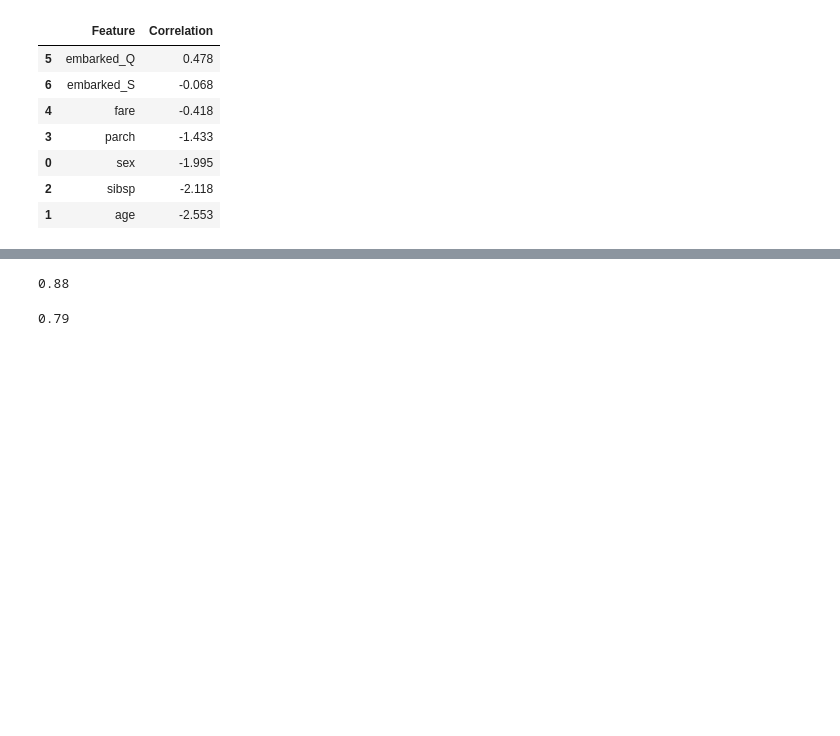
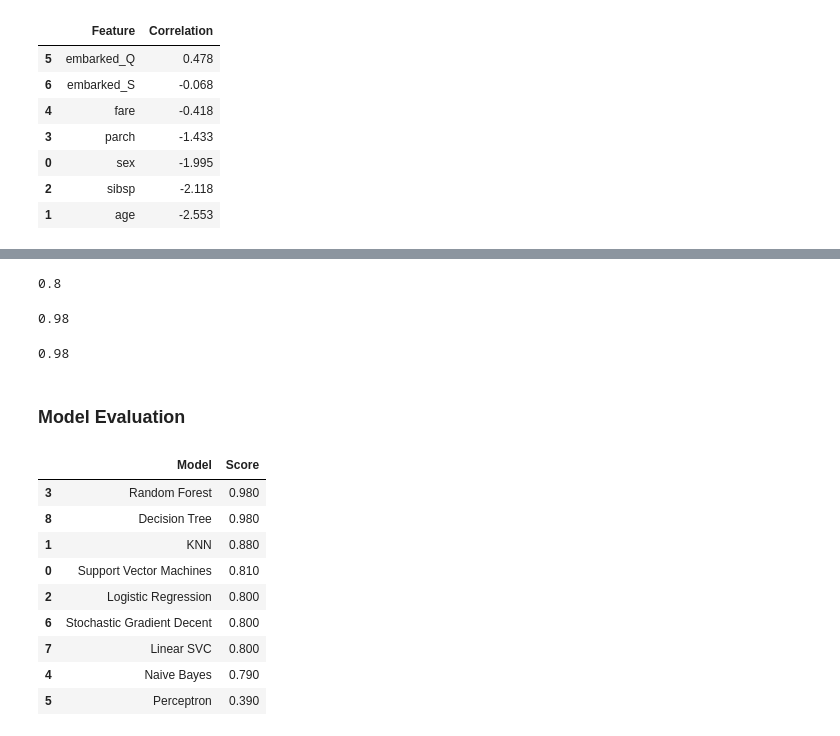
Before and after one commit to MEnesAkpinar/Titanic_Project_Prediction_with_ML, a Jupyter notebook: Titanic_Prediction_with_ML.ipynb, the cells around one changed output, grey strips where cells are left out. Saved outputs shown, nothing was run; the diff lists cells and outputs as text; code cells hidden in the pictures; blank space fills up the shorter version.

```diff
--- a/Titanic_Prediction_with_ML.ipynb
+++ b/Titanic_Prediction_with_ML.ipynb
@@ -1337,29 +1651,63 @@ acc_svc
+# %%
+# Stochastic Gradient Descent
+
+sgd_model = SGDClassifier()
+
+sgd_model.fit(X_train, y_train)
+y_pred = sgd_model.predict(X_test)
+
+acc_sgd = round(sgd_model.score(X_train, y_train), 2)
+
+acc_sgd
+# %% [output]
+0.8
 # %%
-# k-Nearest Neighbors (KNN)
+# Decision Tree
 
-knn_model = KNeighborsClassifier(n_neighbors = 3)
-knn_model.fit(X_train, y_train)
-y_pred = knn_model.predict(X_test)
+decision_tree_model = DecisionTreeClassifier()
 
-knn_model_acc = round(knn_model.score(X_train, y_train),2)
-knn_model_acc
+decision_tree_model.fit(X_train, y_train)
+y_pred = decision_tree_model.predict(X_test)
+
+acc_decision_tree = round(decision_tree_model.score(X_train, y_train), 2)
+
+acc_decision_tree
 # %% [output]
-0.88
+0.98
 # %%
-# Gaussian Naive Bayes
+# Random Forest
 
-gaussian_model = GaussianNB()
-gaussian_model.fit(X_train, y_train)
-y_pred = gaussian_model.predict(X_test)
-acc_gaussian_model = round(gaussian_model.score(X_train, y_train), 2)
-acc_gaussian_model
+random_forest = RandomForestClassifier(n_estimators=100)
+
+random_forest.fit(X_train, y_train)
+y_pred = random_forest.predict(X_test)
+random_forest.score(X_train, y_train)
+
+acc_random_forest = round(random_forest.score(X_train, y_train), 2)
+
+acc_random_forest
 # %% [output]
-0.79
+0.98
-# %%
-# Perceptron
-
-perceptron = Perceptron()
-perceptron.fit(X_train, Y_train)
-Y_pred = perceptron.predict(X_test)
-acc_perceptron = round(perceptron.score(X_train, Y_train) * 100, 2)
-acc_perceptron
+# %% [markdown]
+### Model Evaluation
+# %%
+models = pd.DataFrame({
+    'Model': ['Support Vector Machines', 'KNN', 'Logistic Regression',
+              'Random Forest', 'Naive Bayes', 'Perceptron',
+              'Stochastic Gradient Decent', 'Linear SVC',
+              'Decision Tree'],
+    'Score': [acc_svc, acc_knn, acc_log,
+              acc_random_forest, acc_gaussian, acc_perceptron,
+              acc_sgd, acc_linear_svc, acc_decision_tree]})
+models.sort_values(by='Score', ascending=False)
+# %% [output]
+|  | Model | Score |
+| 3 | Random Forest | 0.980 |
+| 8 | Decision Tree | 0.980 |
+| 1 | KNN | 0.880 |
+| 0 | Support Vector Machines | 0.810 |
+| 2 | Logistic Regression | 0.800 |
+| 6 | Stochastic Gradient Decent | 0.800 |
+| 7 | Linear SVC | 0.800 |
+| 4 | Naive Bayes | 0.790 |
+| 5 | Perceptron | 0.390 |
```
Also changed, not shown: parts of 53 cells of this notebook.
